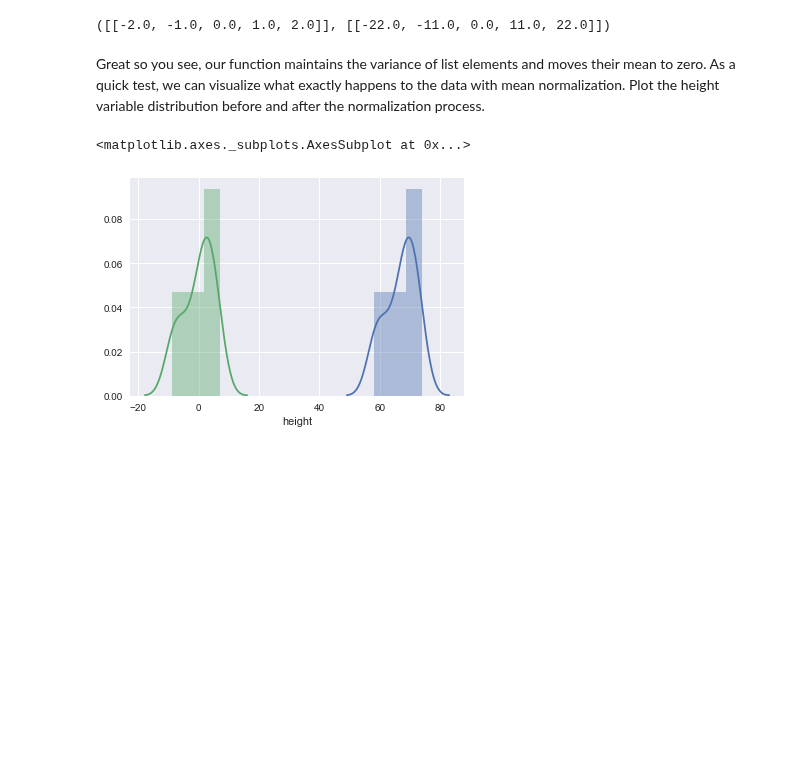
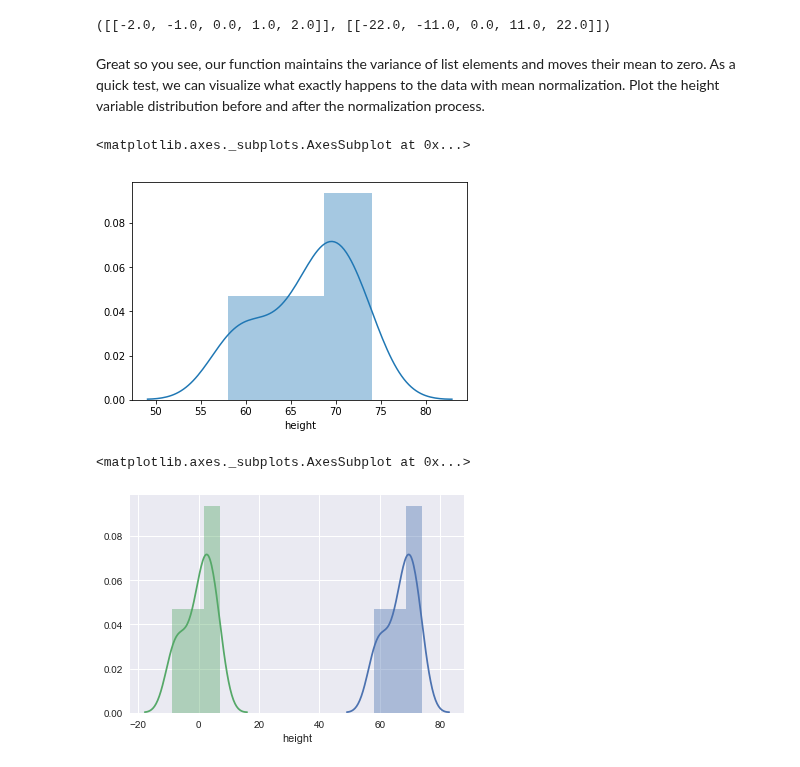
Before and after one commit to kevzha/dsc-0-10-04-cov-corr-lab-nyc-ds-career-012819, a Jupyter notebook: index.ipynb, the cells around one changed output. Cells and saved outputs as stored; diff of their text form; code cells hidden in the pictures; blank space fills up the shorter version.

```diff
--- a/index.ipynb
+++ b/index.ipynb
@@ -109,7 +109,10 @@ mean_normalize([1,2,3,4,5]), mean_normalize([11,22,33,44,55])
 Great so you see, our function maintains the variance of list elements and moves their mean to zero. As a quick test, we can visualize what exactly happens to the data with mean normalization. Plot the height variable distribution before and after the normalization process.
 # %%
 # Visualize the height data distribution before and after mean normalization
-df['height']
+sns.distplot(df['height'])
+# %% [output]
+<matplotlib.axes._subplots.AxesSubplot at 0x...>
+[figure, added]
 # %%
 # %% [output]
 <matplotlib.axes._subplots.AxesSubplot at 0x...>
```
